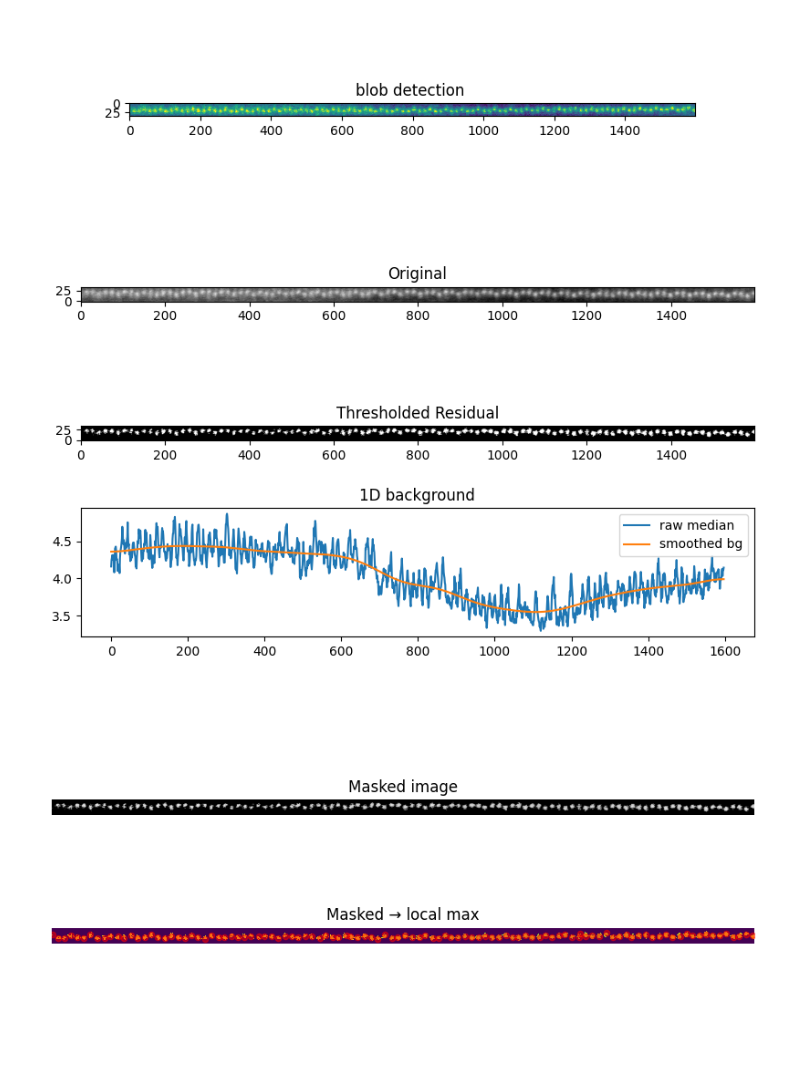
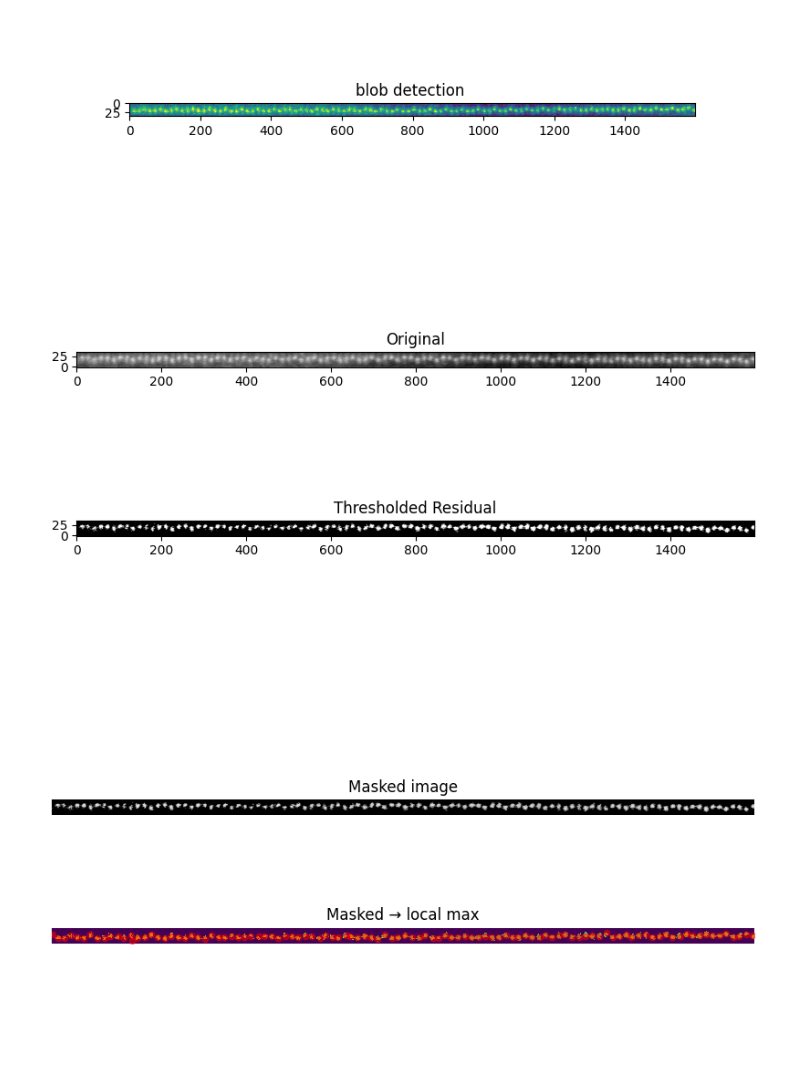
Before and after one commit to jiananwu72/LuFeO3Detect, a Jupyter notebook: LuFeO3/LFOWindowingAutomated.ipynb, the cells around one changed output. Cells and saved outputs as stored; diff of their text form; code cells hidden in the pictures.

```diff
--- a/LuFeO3/LFOWindowingAutomated.ipynb
+++ b/LuFeO3/LFOWindowingAutomated.ipynb
@@ -41,36 +43,35 @@ plt.imshow(image, interpolation='nearest', vmax=np.median(np.array(image))+3*np.
 # %%
 import numpy as np
 import matplotlib.pyplot as plt
 from scipy.ndimage import gaussian_filter, median_filter
 from skimage.filters import median, threshold_yen
 from skimage.morphology import disk
 
 strip = image.data
 col_median = np.median(strip, axis=0)
-bg1 = gaussian_filter(col_median, sigma=50)
-flat = strip - bg1[np.newaxis, :]
 
-# bg = median(strip, disk(20))         # tune radius for better performance; needs parameter tuning, so I will leave it here now.
-# flat = strip - bg
+
+# bg1 = gaussian_filter(col_median, sigma=50)
+# flat = strip - bg1[np.newaxis, :]
+bg1 = median(strip, disk(20))         # tune radius for better performance; needs parameter tuning, so I will leave it here now.
+flat = strip - bg1
 
 th = threshold_yen(flat)
 mask = flat > th
 
-fig, axes = plt.subplots(3,1, figsize=(8,5))
-axes[0].imshow(strip, cmap='gray', origin='lower')
+fig, axes = plt.subplots(2,1, figsize=(8,5))
+axes[0].imshow(image, cmap='gray', origin='lower')
 axes[0].set_title("Original")
 axes[1].imshow(mask, cmap='gray', origin='lower')
 axes[1].set_title("Thresholded Residual")
-# axes[2].imshow(mask, cmap='gray', origin='lower')
-# axes[2].set_title("Thresholded Residual")
-axes[2].plot(col_median, label='raw median')
-axes[2].plot(bg1,     label='smoothed bg')
-axes[2].legend()
-axes[2].set_title("1D background")
+# axes[2].plot(col_median, label='raw median')
+# axes[2].plot(bg1[:, ],     label='smoothed bg')
+# axes[2].legend()
+# axes[2].set_title("1D background")
 plt.tight_layout()
 plt.show()
 # %% [output]
-[figure, old version]
+[figure, new version]
 # %%
 import numpy as np
 import matplotlib.pyplot as plt
```
Also changed, not shown: parts of 4 cells of this notebook.
